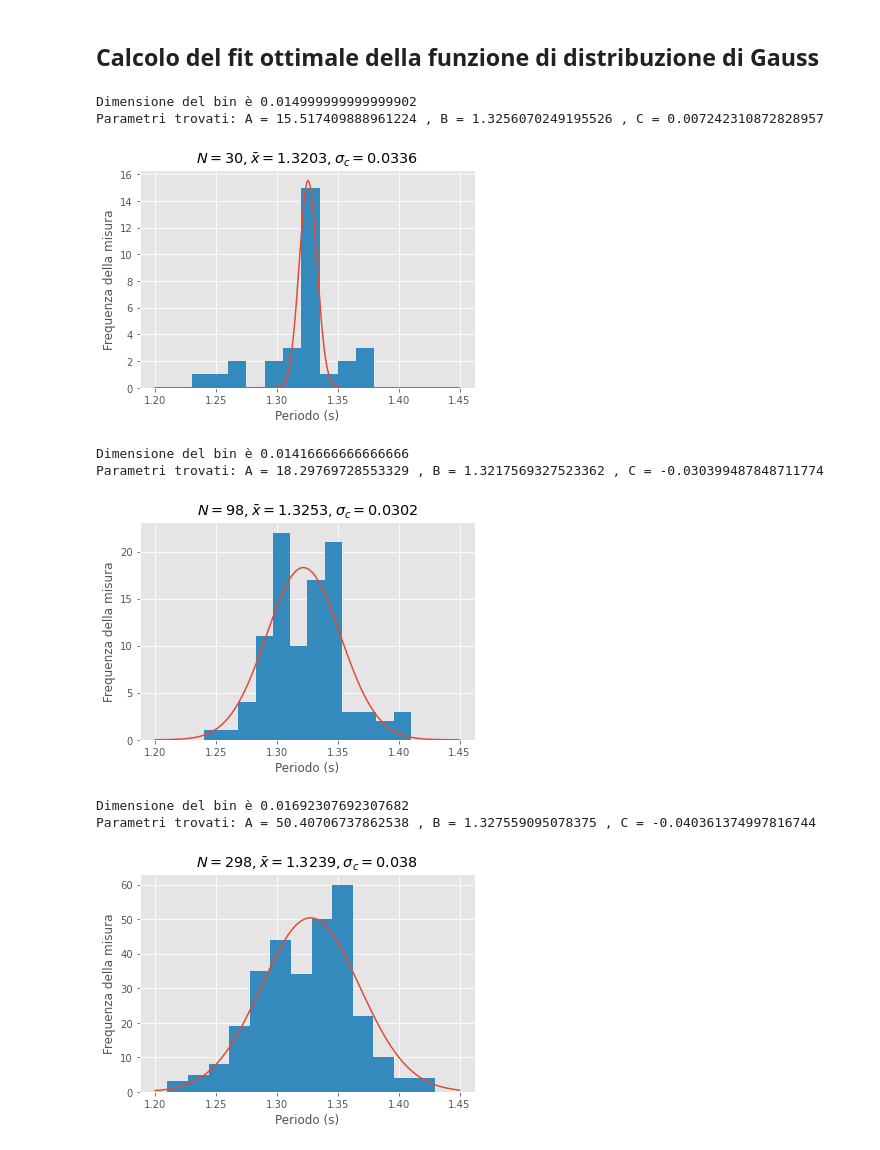
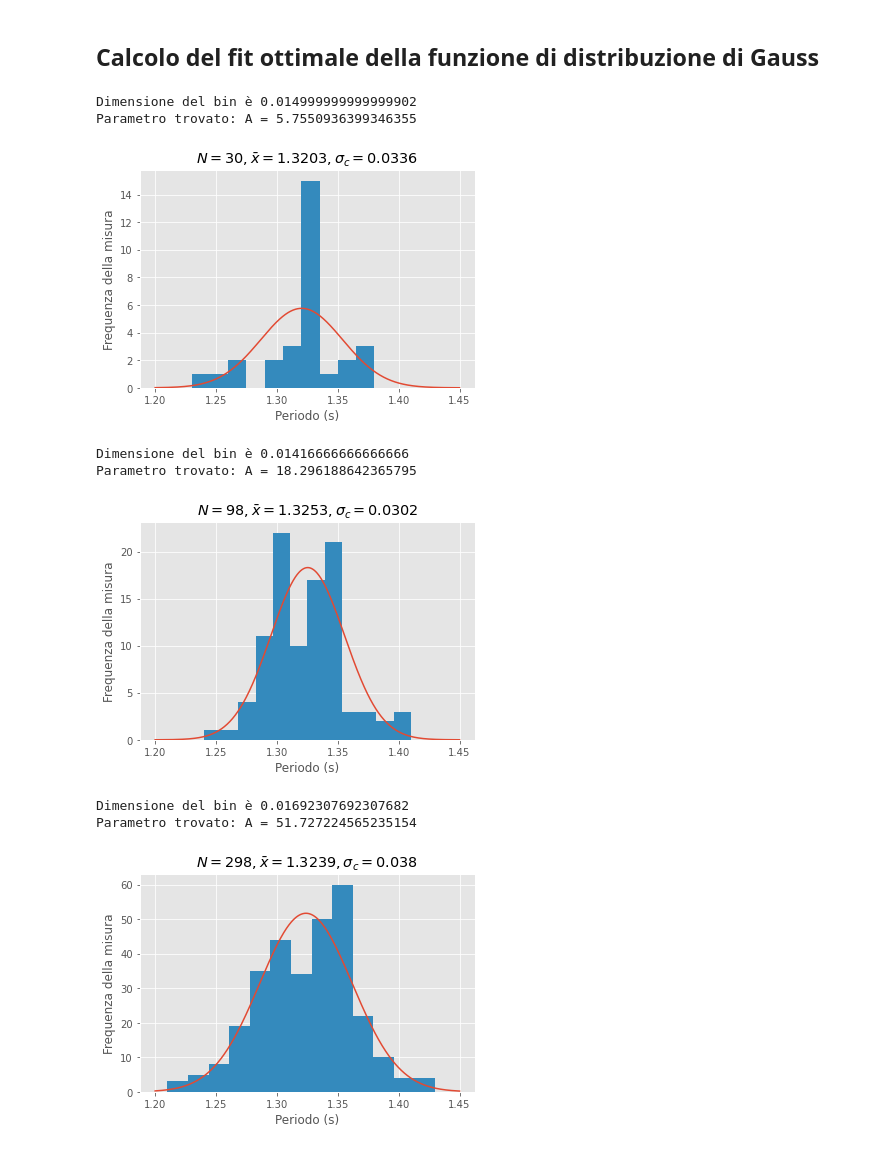
Before and after one commit to persello/pendolo, a Jupyter notebook: notebook.ipynb, the cells around one changed output. Saved outputs shown, nothing was run; the diff lists cells and outputs as text; code cells hidden in the pictures.

Commit message:
Added script. Fit with fixed parameters.

```diff
--- a/notebook.ipynb
+++ b/notebook.ipynb
@@ -87,43 +87,43 @@ def calcolaFit(data):
 
     # Calcolo i centri dei bin
     bin_centers = (bin_edges[:-1] + bin_edges[1:])/2
 
-    # Definisco la funzione Gaussiana con A, mu e sigma parametri
-    def gauss(x, A, mu, sigma):
-        return A*numpy.exp(-(x-mu)**2/(2*sigma**2))
+    # Definisco la funzione Gaussiana con A parametro
+    def gauss(x, A):
+        return A*numpy.exp(-(x-data.mean())**2/(2*data.std()**2))
 
     fitted_params, var_matrix = curve_fit(gauss, bin_centers, histogram)
 
     # Stampo i risultati
-    print("Parametri trovati: A =", fitted_params[0], ", B =", fitted_params[1], ", C =", fitted_params[2])
+    print("Parametro trovato: A =", fitted_params[0])
 
     # Faccio dei grafici
     gauss_x = numpy.linspace(1.2, 1.45, 1000)
-    gauss_y = gauss(gauss_x, fitted_params[0], fitted_params[1], fitted_params[2])
+    gauss_y = gauss(gauss_x, fitted_params[0])
 
     plt.plot(gauss_x, gauss_y)
     plt.hist(data, bins=bin_edges)
     plt.xlabel("Periodo (s)")
     plt.ylabel("Frequenza della misura")
     plt.title("$N=" + str(data.size) + ", \\bar{x}=" + str(round(data.mean(), 4)) + ", \\sigma_c=" + str(round(data.std(), 4)) + "$")
 
     # Esporta file TikZ
     tikzplotlib.save("chart" + str(data.size) + ".tikz")
 
     plt.show()
     plt.close()
 
 
 calcolaFit(pendolo30f)
 calcolaFit(pendolo100f)
 calcolaFit(pendolo300f)
 # %% [output]
 Dimensione del bin è 0.014999999999999902
-Parametri trovati: A = 15.517409888961224 , B = 1.3256070249195526 , C = 0.007242310872828957
+Parametro trovato: A = 5.7550936399346355
-[figure, old version]
+[figure, new version]
 Dimensione del bin è 0.01416666666666666
-Parametri trovati: A = 18.29769728553329 , B = 1.3217569327523362 , C = -0.030399487848711774
+Parametro trovato: A = 18.296188642365795
-[figure, old version]
+[figure, new version]
 Dimensione del bin è 0.01692307692307682
-Parametri trovati: A = 50.40706737862538 , B = 1.327559095078375 , C = -0.040361374997816744
+Parametro trovato: A = 51.727224565235154
-[figure, old version]
+[figure, new version]
```
Also changed, not shown: parts of 1 cell of this notebook, 4 other files.
